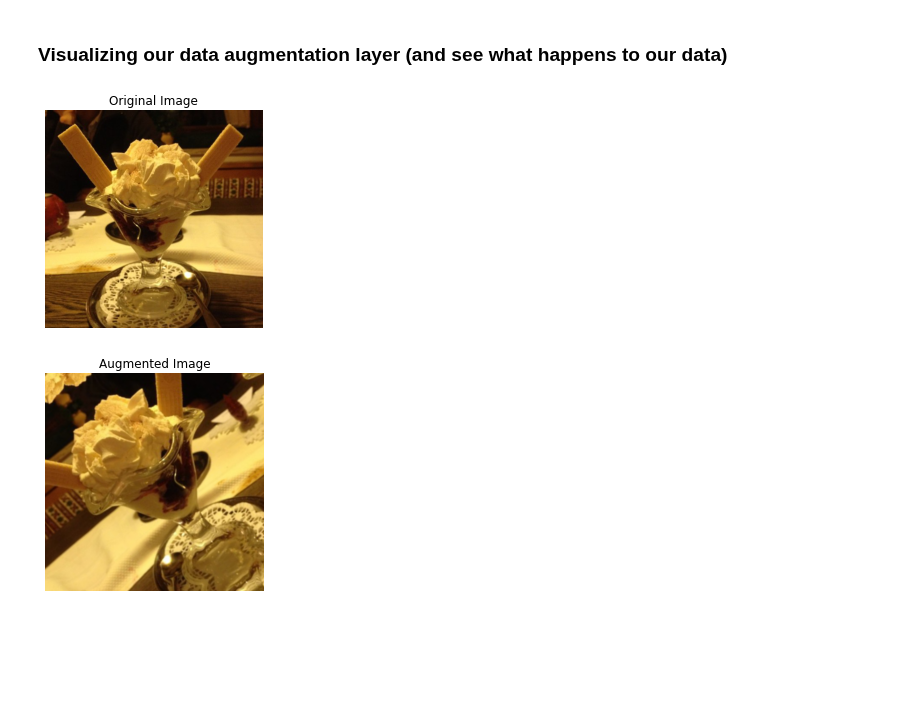
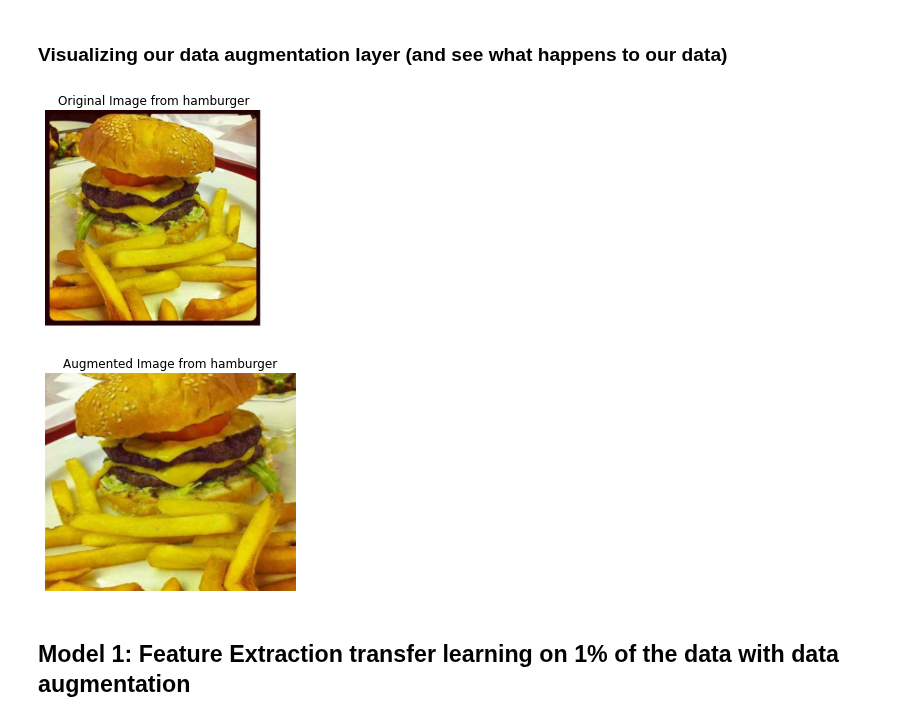
Before and after one commit to imran9891/TensorFlow, a Jupyter notebook: 05_transfer_learning_in_tensorflow_part_2_fine_tuning.ipynb, the cells around one changed output. Drawn from its saved outputs; the diff is of its cells as text; code cells hidden in the pictures; blank space fills up the shorter version.

```diff
--- a/05_transfer_learning_in_tensorflow_part_2_fine_tuning.ipynb
+++ b/05_transfer_learning_in_tensorflow_part_2_fine_tuning.ipynb
@@ -466,26 +465,28 @@ data_augmentation = tf.keras.Sequential([
 # %%
 # View a random image and compare it to its augmented version
 import matplotlib.pyplot as plt
 import matplotlib.image as mpimg
 import os
 import random
 target_class = random.choice(os.listdir(train_dir_1_percent))
-target_dir = "10_food_classes_1_percent/train/" + target_class
-img = random.choice(os.listdir(target_dir))
-img_path = target_dir + "/" + img
+target_dir = train_dir_1_percent + "/" + target_class
+random_img = random.choice(os.listdir(target_dir))
+img_path = target_dir + "/" + random_img
 
 # Read and plot in the random image
 img = mpimg.imread(img_path)
 plt.imshow(img)
 plt.axis(False)
-plt.title("Original Image");
+plt.title(f"Original Image from {target_class}");
 
 # Now plot our augmented image
 aug_img = data_augmentation(tf.expand_dims(img,axis=0))
 plt.figure()
 plt.imshow(tf.squeeze(aug_img)/255.)
-plt.title("Augmented Image")
+plt.title(f"Augmented Image from {target_class}")
 plt.axis(False);
 # %% [output]
-[figure, old version]
+[figure, new version]
-[figure, old version]
+[figure, new version]
+# %% [markdown]
+## Model 1: Feature Extraction transfer learning on 1% of the data with data augmentation
```
Also changed, not shown: parts of 38 cells of this notebook.
